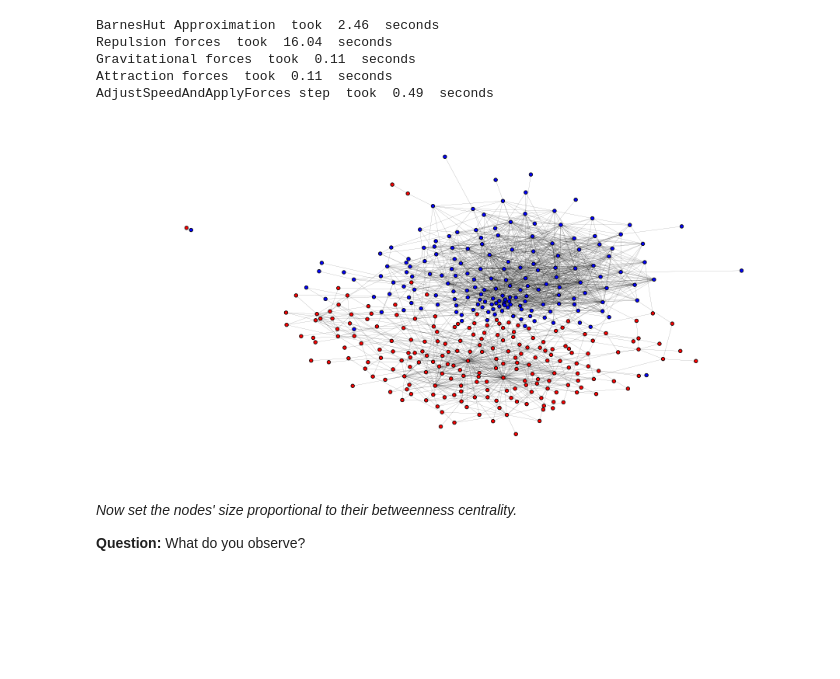
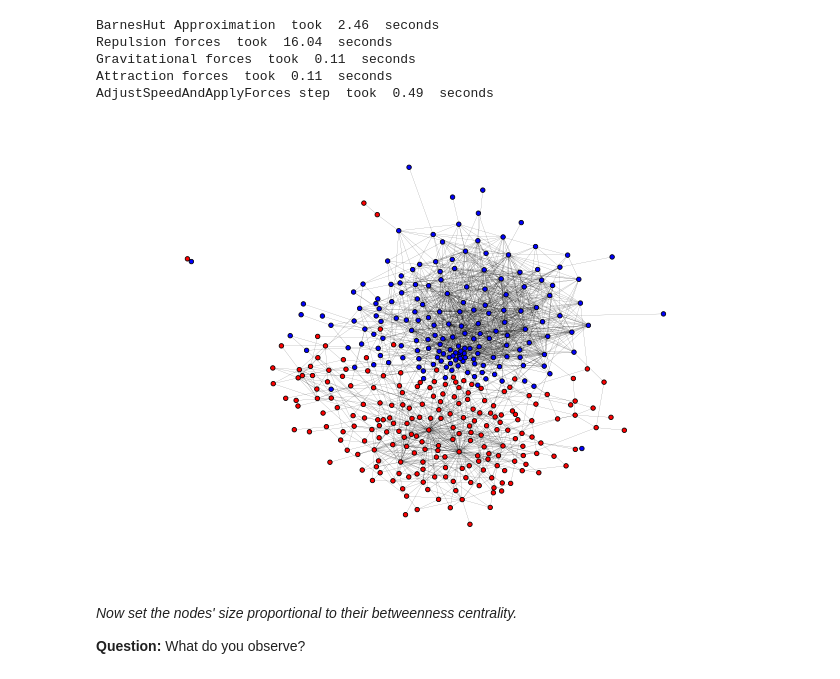
Before and after one commit to rflperry/socialgraphs2018, a Jupyter notebook: assignment2/analysis.ipynb, the cells around one changed output. Cells and saved outputs as stored; diff of their text form; code cells hidden in the pictures; blank space fills up the shorter version.

Commit message:
updated images

```diff
--- a/assignment2/analysis.ipynb
+++ b/assignment2/analysis.ipynb
@@ -113,13 +113,13 @@ Gravitational forces  took  0.11  seconds
 Attraction forces  took  0.11  seconds
 AdjustSpeedAndApplyForces step  took  0.49  seconds
 # %%
-plt.figure(figsize=(12,6))
+plt.figure(figsize=(8,6))
 nx.draw(UG ,positions,node_size=20,width=0.1, linewidths=0.8, zoom=1.5,node_color=color_map)
 plt.gca().collections[0].set_edgecolor("#000000")
 plt.savefig('../docs/images/retweet_network.png',bbox_inches='tight')
 #plt.show()
 # %% [output]
-[figure, old version]
+[figure, new version]
 # %% [markdown]
 *Now set the nodes' size proportional to their betweenness centrality.*
 
```
Also changed, not shown: parts of 3 cells of this notebook, 8 other files.
